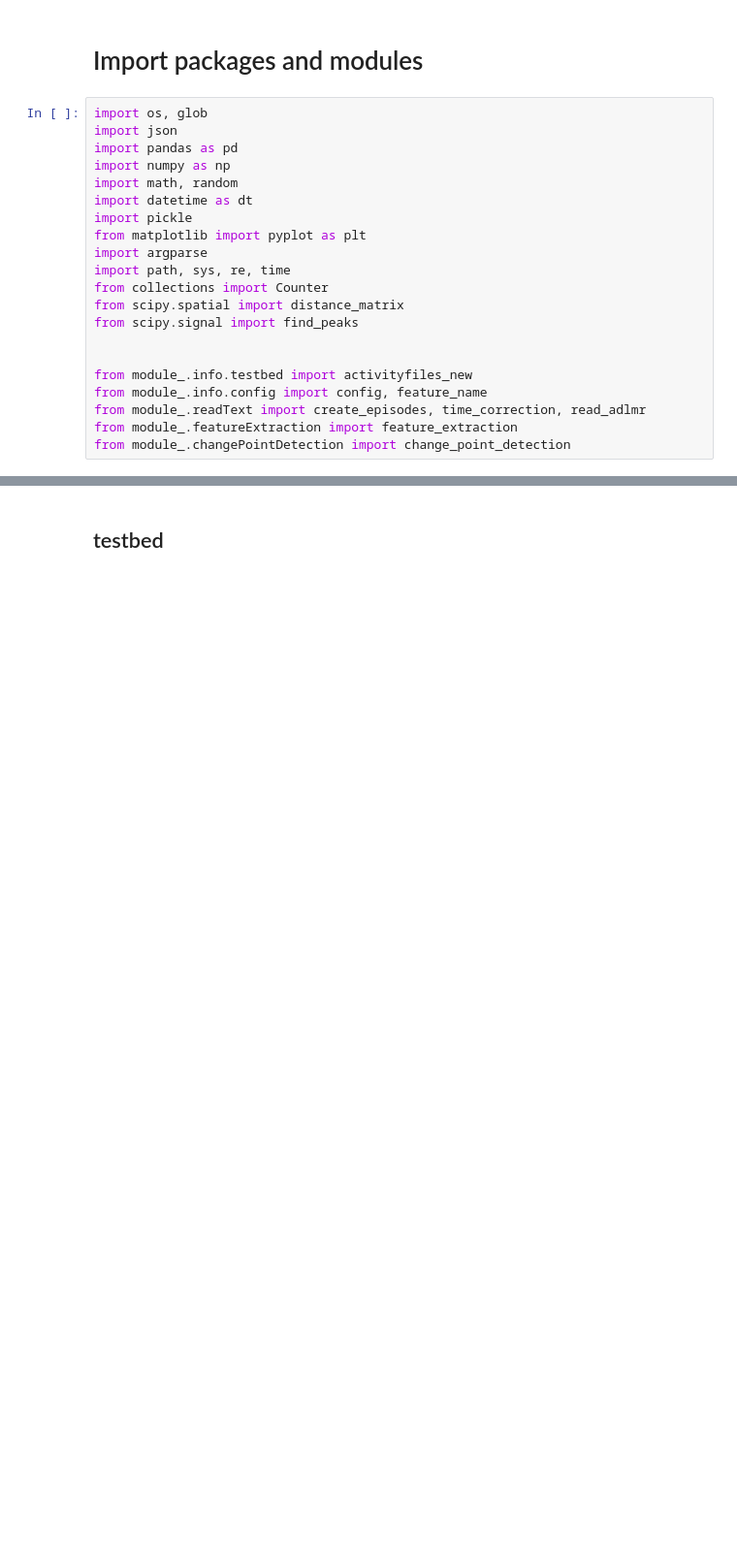
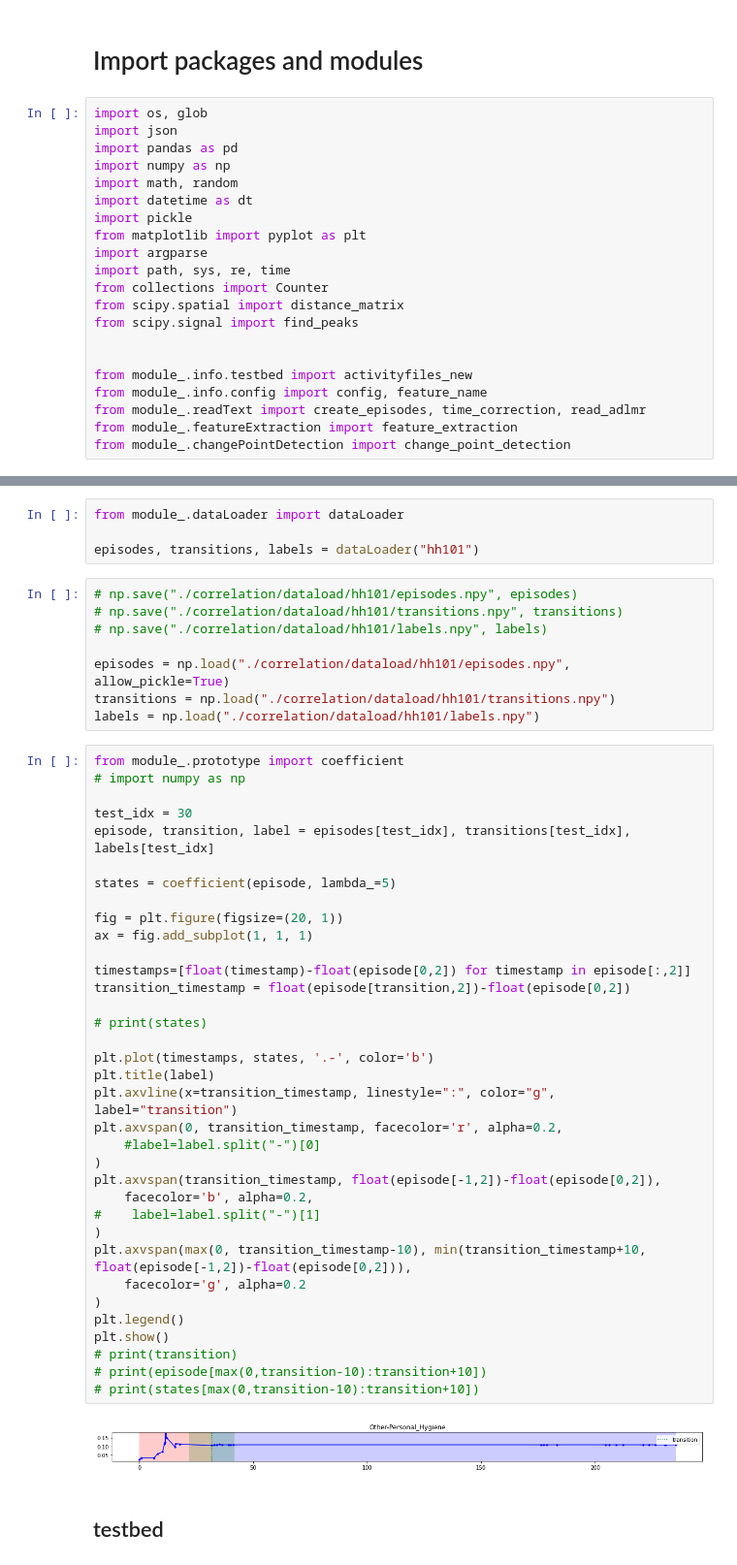
Before and after one commit to cdsnlab/AIoTService, a Jupyter notebook: segmentation/correlation.ipynb, the cells around one changed output, grey strips where cells are left out. Shown: that part at 97% size. Drawn from its saved outputs; the diff is of its cells as text; blank space fills up the shorter version.

Commit message:
segmentation: sensor coefficient prototyping

```diff
--- a/segmentation/correlation.ipynb
+++ b/segmentation/correlation.ipynb
@@ -47,3 +28,52 @@ result = correlation("hh101","RuLSIF")
+# %%
+from module_.dataLoader import dataLoader
+
+episodes, transitions, labels = dataLoader("hh101")
+# %%
+# np.save("./correlation/dataload/hh101/episodes.npy", episodes)
+# np.save("./correlation/dataload/hh101/transitions.npy", transitions)
+# np.save("./correlation/dataload/hh101/labels.npy", labels)
+
+episodes = np.load("./correlation/dataload/hh101/episodes.npy", allow_pickle=True)
+transitions = np.load("./correlation/dataload/hh101/transitions.npy")
+labels = np.load("./correlation/dataload/hh101/labels.npy")
+# %%
+from module_.prototype import coefficient
+# import numpy as np
+
+test_idx = 30
+episode, transition, label = episodes[test_idx], transitions[test_idx], labels[test_idx]
+
+states = coefficient(episode, lambda_=5)
+
+fig = plt.figure(figsize=(20, 1))
+ax = fig.add_subplot(1, 1, 1)
+
+timestamps=[float(timestamp)-float(episode[0,2]) for timestamp in episode[:,2]]
+transition_timestamp = float(episode[transition,2])-float(episode[0,2])
+
+# print(states)
+
+plt.plot(timestamps, states, '.-', color='b')
+plt.title(label)
+plt.axvline(x=transition_timestamp, linestyle=":", color="g", label="transition")
+plt.axvspan(0, transition_timestamp, facecolor='r', alpha=0.2,
+    #label=label.split("-")[0]
+)
+plt.axvspan(transition_timestamp, float(episode[-1,2])-float(episode[0,2]),
+    facecolor='b', alpha=0.2,
+#    label=label.split("-")[1]
+)
+plt.axvspan(max(0, transition_timestamp-10), min(transition_timestamp+10, float(episode[-1,2])-float(episode[0,2])),
+    facecolor='g', alpha=0.2
+)
+plt.legend()
+plt.show()
+# print(transition)
+# print(episode[max(0,transition-10):transition+10])
+# print(states[max(0,transition-10):transition+10])
+# %% [output]
+[figure, added]
 # %% [markdown]
 ## testbed
 # %%
```
Also changed, not shown: parts of 1 cell of this notebook, 1 other file.
